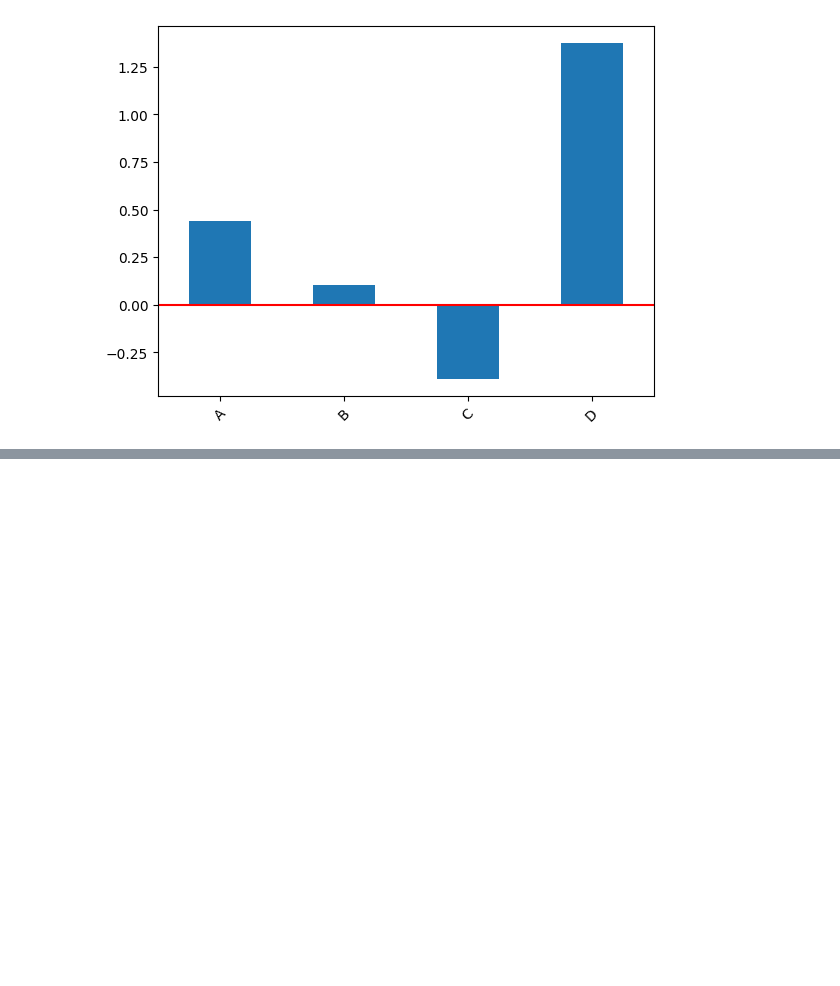
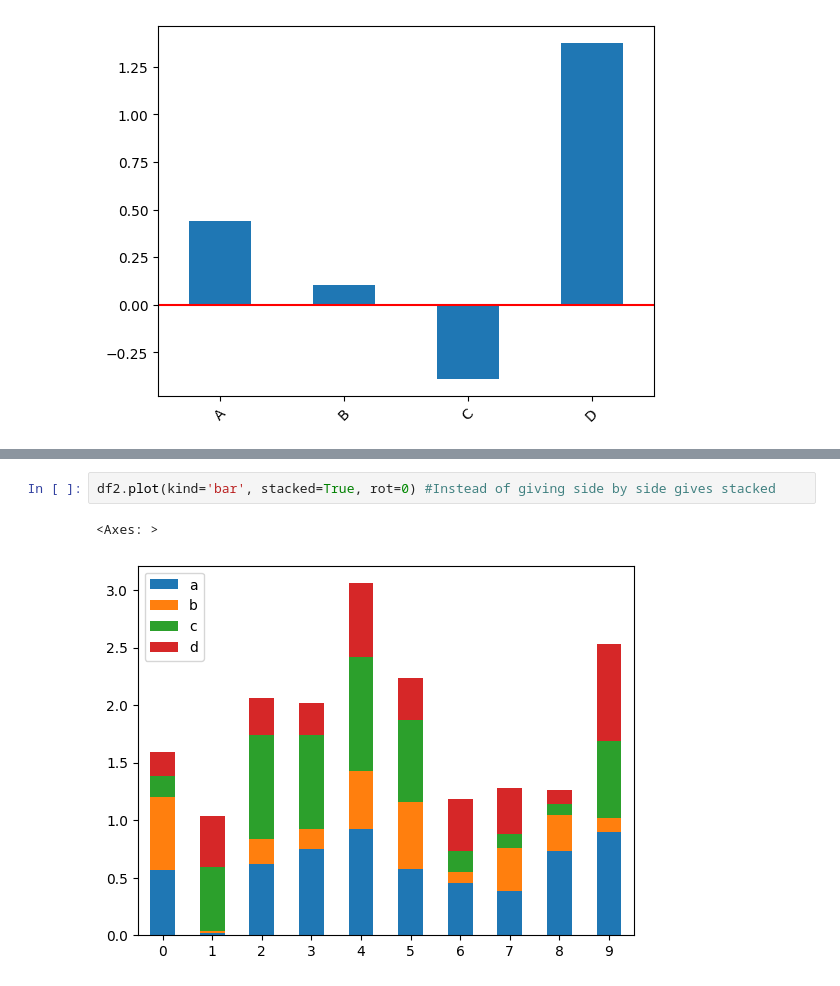
Before and after one commit to Votr2x/CODERS, a Jupyter notebook: Resources/Python/Visualization.ipynb, the cells around one changed output, grey strips where cells are left out. Drawn from its saved outputs; the diff is of its cells as text; blank space fills up the shorter version.

```diff
--- a/Resources/Python/Visualization.ipynb
+++ b/Resources/Python/Visualization.ipynb
@@ -16,0 +30,5 @@ plt.show()
+# %%
+df2.plot(kind='bar', stacked=True, rot=0) #Instead of giving side by side gives stacked
+# %% [output]
+<Axes: >
+[figure, added]
```
Also changed, not shown: parts of 2 cells of this notebook.
